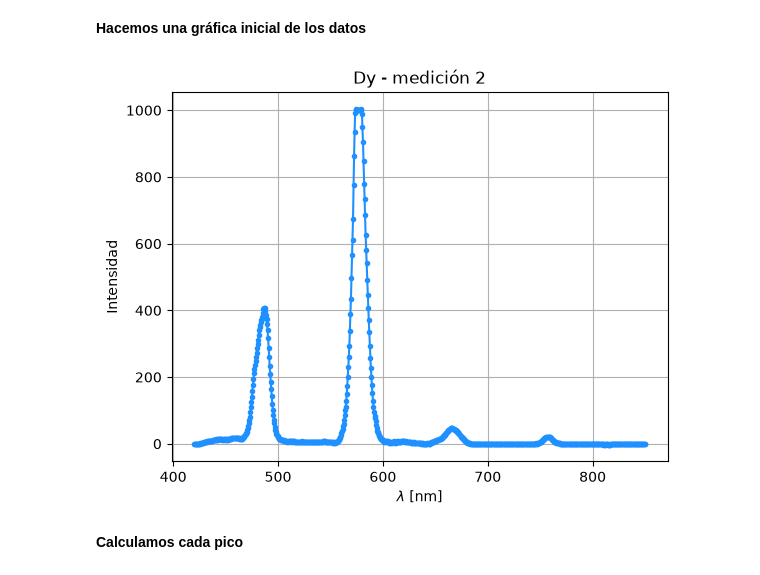
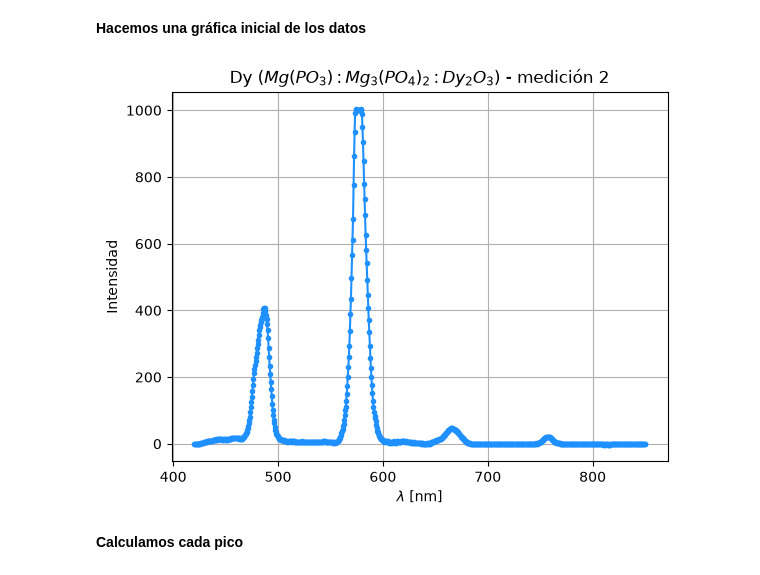
Before and after one commit to Alexi5omg/Labo-Contemporanea-I, a Jupyter notebook: P2-Propiedades_Opticas_Tierras_Raras/Analisis-P2.ipynb, the cells around one changed output. Drawn from its saved outputs; the diff is of its cells as text; code cells hidden in the pictures.

```diff
--- a/P2-Propiedades_Opticas_Tierras_Raras/Analisis-P2.ipynb
+++ b/P2-Propiedades_Opticas_Tierras_Raras/Analisis-P2.ipynb
@@ -165,16 +166,16 @@ Enegía correspondiente = 13201.32
 # %%
 # Leemos el archivo de datos
-dy_med_2 = pd.read_csv("EuVLx#12.sp",sep='\t',skiprows=54,header=None,dtype='float')
+dy_mg_med_2 = pd.read_csv("EuVLx#12.sp",sep='\t',skiprows=54,header=None,dtype='float')
 
 # Le ponemos nombre a las columnas
-dy_med_2.columns=(["x","y"])
+dy_mg_med_2.columns=(["x","y"])
 
 # Guardamos las columnas en una lista cada una para poder graficarlas
-dy_med_2_x = dy_med_2["x"].values
-dy_med_2_y = dy_med_2["y"].values
+dy_mg_med_2_x = dy_mg_med_2["x"].values
+dy_mg_med_2_y = dy_mg_med_2["y"].values
 
 # Imprimimos la tabla de datos
-dy_med_2
+dy_mg_med_2
 # %% [output]
 |  | x | y |
 | 0 | 420.0 | 0.052000 |
@@ -192,12 +193,12 @@ dy_med_2
 # %% [markdown]
 **Hacemos una gráfica inicial de los datos**
 # %%
-plt.plot(dy_med_2_x,dy_med_2_y,'.-',c='dodgerblue')
-plt.title('Dy - medición 2')
+plt.plot(dy_mg_med_2_x,dy_mg_med_2_y,'.-',c='dodgerblue')
+plt.title(r'Dy ($Mg(PO_3):Mg_3(PO_4)_2:Dy_2O_3$) - medición 2')
 plt.xlabel(r'$\lambda$ [nm]'), plt.ylabel(r'Intensidad')
 plt.grid()
 # %% [output]
-[figure, old version]
+[figure, new version]
 # %% [markdown]
 **Calculamos cada pico**
 # %%
```
Also changed, not shown: parts of 185 cells of this notebook.
